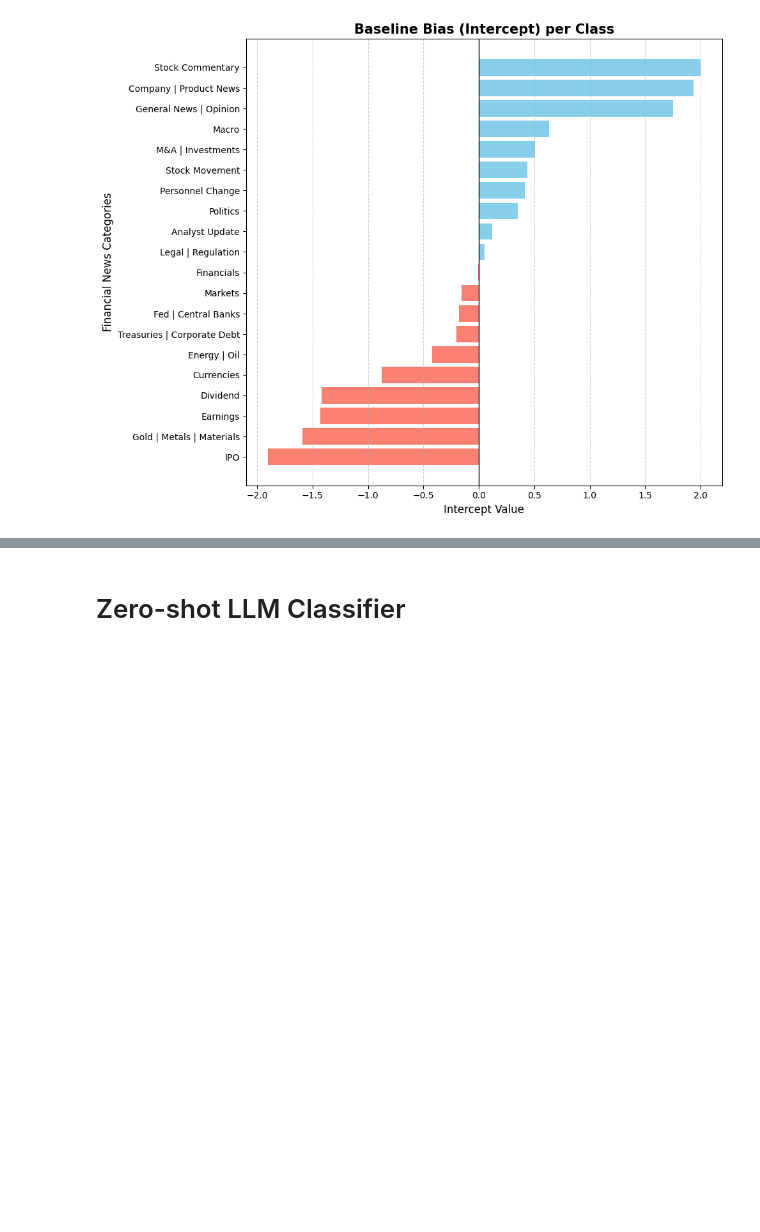
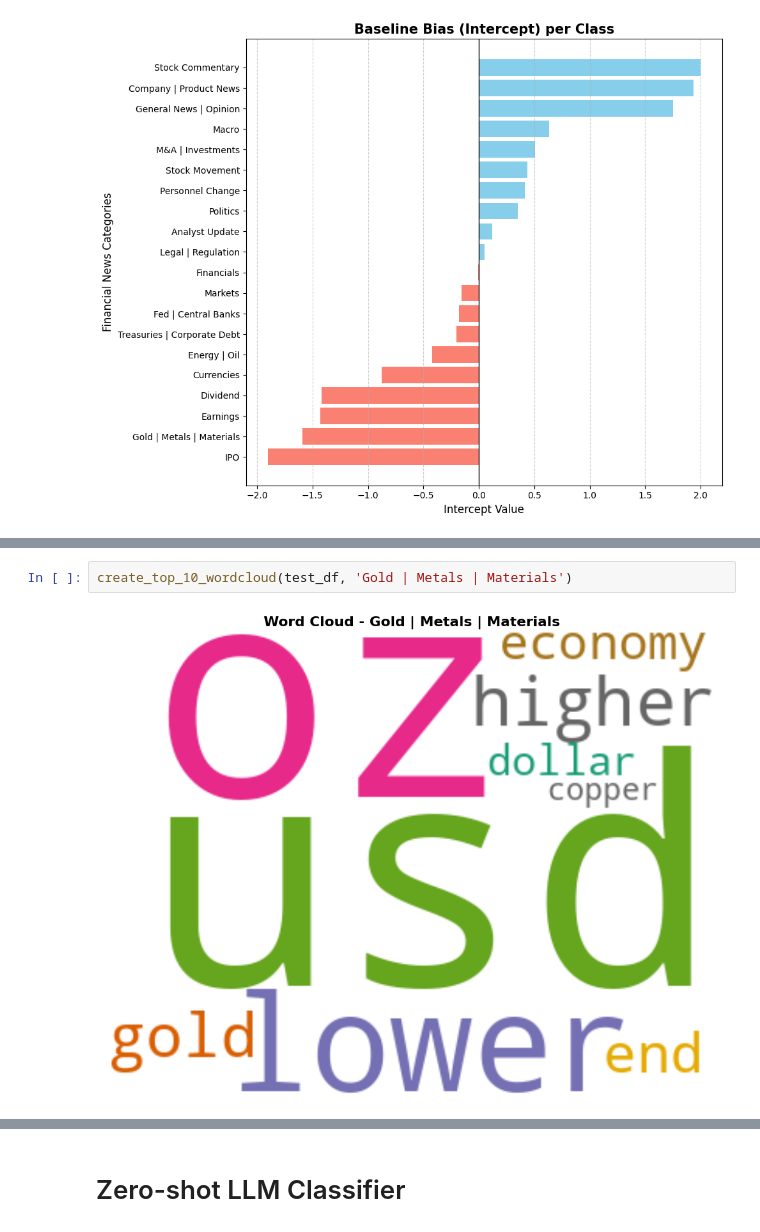
Before and after one commit to oransom48/CU-CompLing-Assignments, a Jupyter notebook: PA1 Text classification/model_comparison.ipynb, the cells around one changed output, grey strips where cells are left out. Cells and saved outputs as stored; diff of their text form; blank space fills up the shorter version.

```diff
--- a/PA1 Text classification/model_comparison.ipynb
+++ b/PA1 Text classification/model_comparison.ipynb
@@ -546,0 +737,4 @@ plt.show()
+# %%
+create_top_10_wordcloud(test_df, 'Gold | Metals | Materials')
+# %% [output]
+[figure, added]
```
Also changed, not shown: parts of 26 cells of this notebook, 1 other file.
